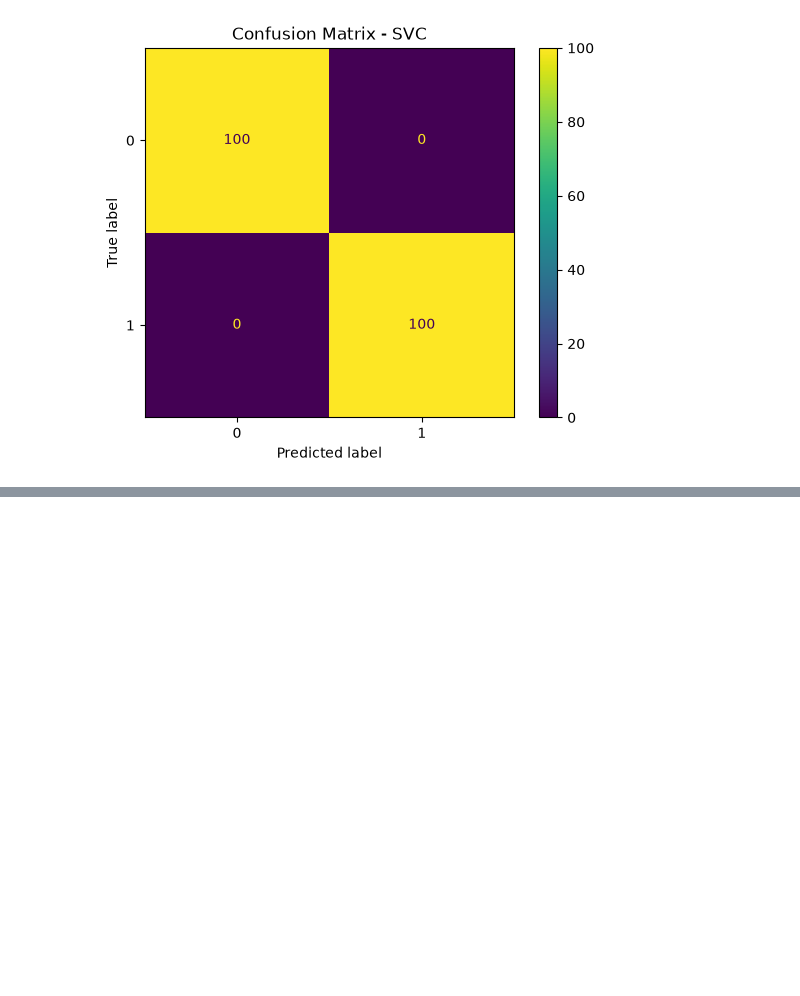
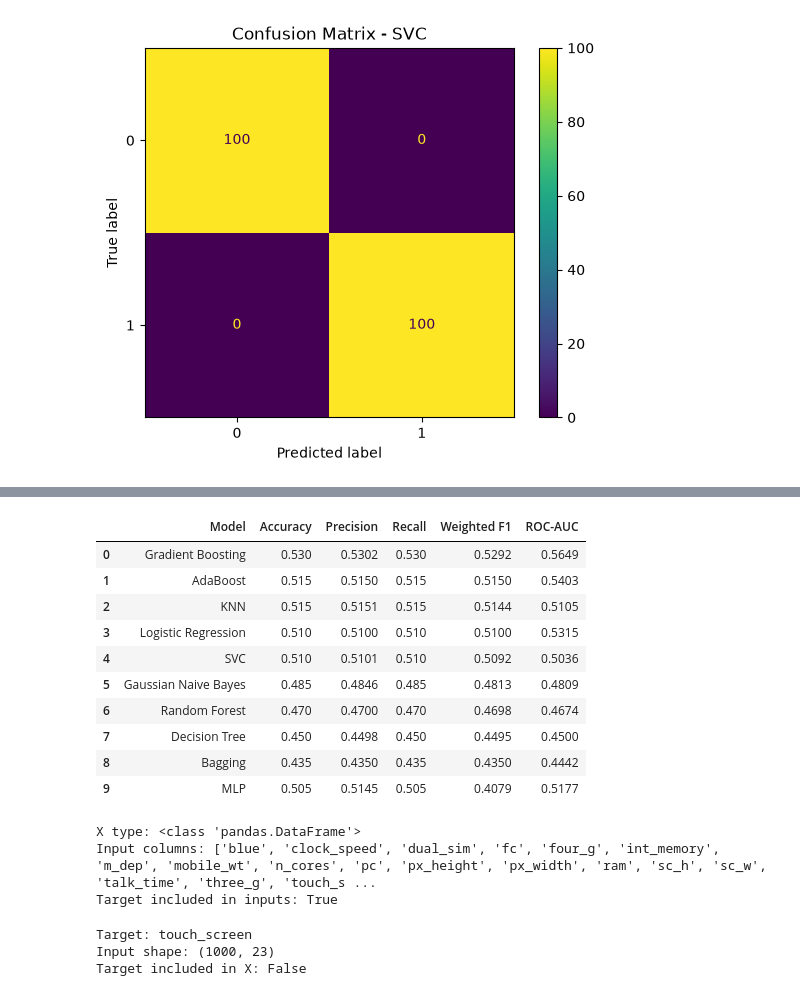
Before and after one commit to anantaaditya07/ML-Capstone, a Jupyter notebook: notebooks/Classification.ipynb, the cells around one changed output, grey strips where cells are left out. Drawn from its saved outputs; the diff is of its cells as text; code cells hidden in the pictures; blank space fills up the shorter version.

```diff
--- a/notebooks/Classification.ipynb
+++ b/notebooks/Classification.ipynb
@@ -529,0 +700,64 @@ import matplotlib.pyplot as plt
+# %%
+# Prepare Part B results
+part_b_results_df = part_b_results_df.rename(
+    columns={"F1 Weighted": "Weighted F1"}
+)
+
+# Combine Part A and Part B
+all_classification_results = pd.concat(
+    [part_a_results_df, part_b_results_df],
+    ignore_index=True
+)
+
+# Sort by Weighted F1 score
+all_classification_results = (
+    all_classification_results
+    .sort_values(by="Weighted F1", ascending=False)
+    .reset_index(drop=True)
+)
+
+# Display the final comparison
+display(all_classification_results.round(4))
+# %% [output]
+|  | Model | Accuracy | Precision | Recall | Weighted F1 | ROC-AUC |
+| 0 | Gradient Boosting | 0.530 | 0.5302 | 0.530 | 0.5292 | 0.5649 |
+| 1 | AdaBoost | 0.515 | 0.5150 | 0.515 | 0.5150 | 0.5403 |
+| 2 | KNN | 0.515 | 0.5151 | 0.515 | 0.5144 | 0.5105 |
+| 3 | Logistic Regression | 0.510 | 0.5100 | 0.510 | 0.5100 | 0.5315 |
+| 4 | SVC | 0.510 | 0.5101 | 0.510 | 0.5092 | 0.5036 |
+| 5 | Gaussian Naive Bayes | 0.485 | 0.4846 | 0.485 | 0.4813 | 0.4809 |
+| 6 | Random Forest | 0.470 | 0.4700 | 0.470 | 0.4698 | 0.4674 |
+| 7 | Decision Tree | 0.450 | 0.4498 | 0.450 | 0.4495 | 0.4500 |
+| 8 | Bagging | 0.435 | 0.4350 | 0.435 | 0.4350 | 0.4442 |
+| 9 | MLP | 0.505 | 0.5145 | 0.505 | 0.4079 | 0.5177 |
+# %%
+print("X type:", type(X_train))
+
+if hasattr(X_train, "columns"):
+    print("Input columns:", X_train.columns.tolist())
+    print("Target included in inputs:", "touch_screen" in X_train.columns)
+elif hasattr(X, "columns"):
+    print("Input columns:", X.columns.tolist())
+    print("Target included in inputs:", "touch_screen" in X.columns)
+else:
+    print("Input data has no column names; we need to inspect preprocessing.")
+# %% [output]
+X type: <class 'pandas.DataFrame'>
+Input columns: ['blue', 'clock_speed', 'dual_sim', 'fc', 'four_g', 'int_memory', 'm_dep', 'mobile_wt', 'n_cores', 'pc', 'px_height', 'px_width', 'ram', 'sc_h', 'sc_w', 'talk_time', 'three_g', 'touch_s ...
+Target included in inputs: True
+# %%
+# Define target and input features
+
+target_column = "touch_screen"
+
+y = df[target_column]
+
+X = df.drop(columns=[target_column, "id"], errors="ignore")
+
+print("Target:", target_column)
+print("Input shape:", X.shape)
+print("Target included in X:", target_column in X.columns)
+# %% [output]
+Target: touch_screen
+Input shape: (1000, 23)
+Target included in X: False
```
Also changed, not shown: parts of 13 cells of this notebook.
